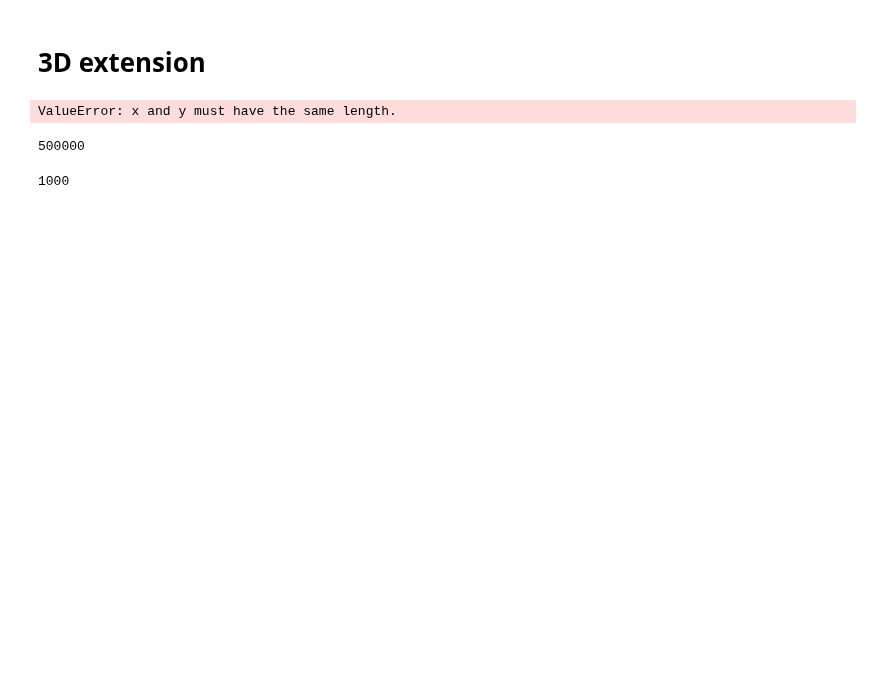
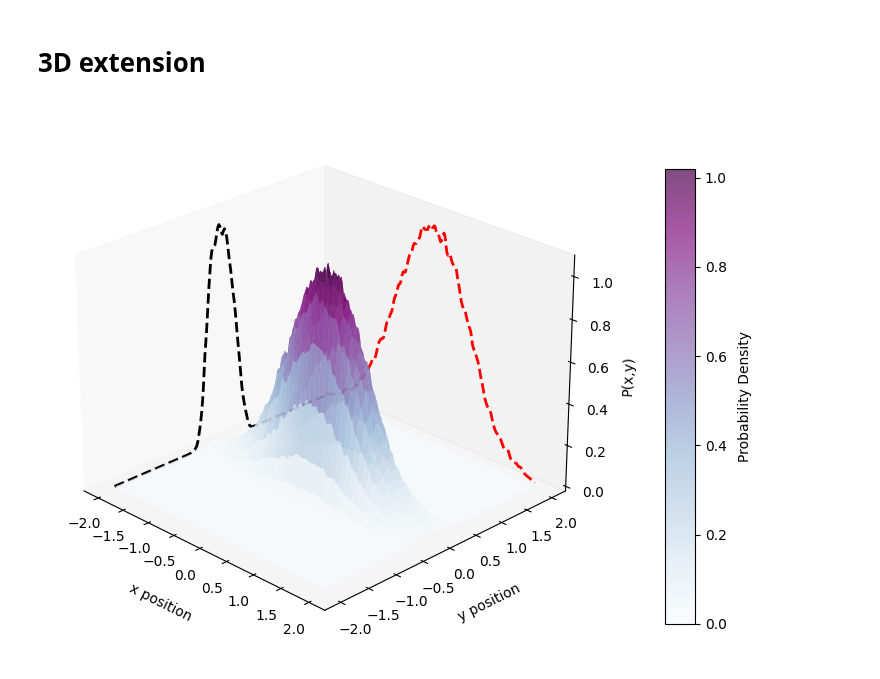
Before and after one commit to Sebastian426/Sebastian_Sloan_Computational_Physics, a Jupyter notebook: Improved_Metropolis_Extension.ipynb, the cells around one changed output. Cells and saved outputs as stored; diff of their text form; code cells hidden in the pictures; blank space fills up the shorter version.

```diff
--- a/Improved_Metropolis_Extension.ipynb
+++ b/Improved_Metropolis_Extension.ipynb
@@ -316,10 +335,11 @@ Endpoint acceptance ≈ 0.359
 # =========================
 # 3D Joint Probability Density P(x,y)
 # =========================
+from scipy.ndimage import gaussian_filter
 
 # 2D histogram
-bins = np.linspace(-2, 2, 101)  # 100x100 bins
-pdf_xy, x_edges, y_edges = np.histogram2d(samples, samples_y, bins=[bins, bins])
+bins = np.linspace(-2, 2, 201)  # 100x100 bins
+pdf_xy, x_edges, y_edges = np.histogram2d(samples_x, samples_y, bins=[bins, bins])
 
 dx = x_edges[1] - x_edges[0]
 dy = y_edges[1] - y_edges[0]
@@ -332,27 +352,55 @@ x_centres = 0.5 * (x_edges[1:] + x_edges[:-1])
 y_centres = 0.5 * (y_edges[1:] + y_edges[:-1])
 X, Y = np.meshgrid(x_centres, y_centres)
 
-# 3D Surface plot
-fig = plt.figure(figsize=(10, 7))
-ax = fig.add_subplot(111, projection='3d')
+# Smooth PDF
+pdf_xy_smooth = gaussian_filter(pdf_xy, sigma=1)
 
-# Transpose pdf_xy so axes match meshgrid
-ax.plot_surface(X, Y, pdf_xy.T, cmap='viridis', edgecolor='none')
+#extract desired slices
+ix0 = np.argmin(np.abs(x_edges[:-1] + dx/2 - 0))  # closest x bin center to 0
+iy0 = np.argmin(np.abs(y_edges[:-1] + dy/2 - 0))  # closest y bin center to 0
 
-ax.set_xlabel('x', fontsize=12)
-ax.set_ylabel('y', fontsize=12)
-ax.set_zlabel('Probability density', fontsize=12)
-ax.set_title('Joint Probability Density $P(x,y)$', fontsize=14)
+pdf_xslice = pdf_xy[ix0, :]  # slice along y at x=0
+pdf_yslice = pdf_xy[:, iy0]  # slice along x at y=0
 
-plt.tight_layout()
-plt.show()
+pdf_xslice_smooth = pdf_xy_smooth[ix0, :]  # slice along y at x=0
+pdf_yslice_smooth = pdf_xy_smooth[:, iy0]  # slice along x at y=0
-# %% [output]
-ValueError: x and y must have the same length.
-# %%
-print(len(samples))
-# %% [output]
-500000
-# %%
-print(len(samples_y))
-# %% [output]
-1000
+# %%
+# 3D Plot
+fig = plt.figure(figsize=(10,7))
+ax = fig.add_subplot(111, projection='3d')
+
+# Smoothed surface
+surf = ax.plot_surface(X, Y, pdf_xy_smooth.T, cmap='BuPu', edgecolor='none', alpha = 0.7)
+
+ax.view_init(elev=25, azim=-45)
+ax.grid(False)
+
+# Left-hand colorbar
+cbar_ax = fig.add_axes([0.86, 0.15, 0.03, 0.65])
+cbar = fig.colorbar(surf, cax=cbar_ax, orientation='vertical')
+cbar.set_label("Probability Density", labelpad=8)
+
+# Back walls for slice projections
+x_wall_back = np.min(x_edges)
+y_wall_back = np.max(y_centres)
+
+# Slice along y at x=0
+ax.plot(np.full_like(y_centres, x_wall_back), y_centres, pdf_xslice_smooth,
+        color='black', linewidth=2, linestyle='--', label='x=0 slice')
+
+# Slice along x at y=0
+ax.plot(x_centres, np.full_like(x_centres, y_wall_back), pdf_yslice_smooth,
+        color='red', linewidth=2, linestyle='--', label='y=0 slice')
+
+# Labels
+ax.set_xlabel('x position', labelpad=10)
+ax.set_ylabel('y position', labelpad=10)
+ax.set_zlabel('P(x,y)', labelpad=3, rotation=90)
+ax.zaxis.label.set_clip_on(False)
+ax.zaxis.set_label_coords(1, 0.5, 0)  # manually position z-label
+# Adjust layout manually to show z-label
+
+
+plt.show()
+# %% [output]
+[figure, added]
```
Also changed, not shown: parts of 3 cells of this notebook.
